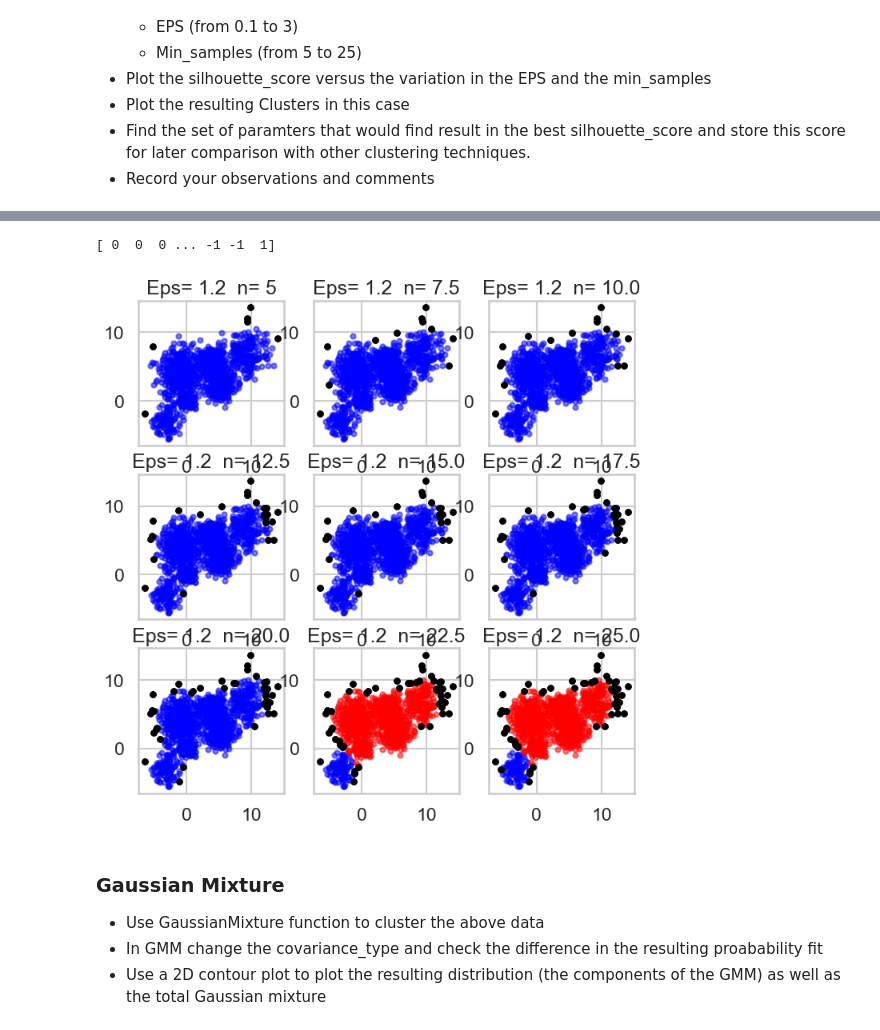
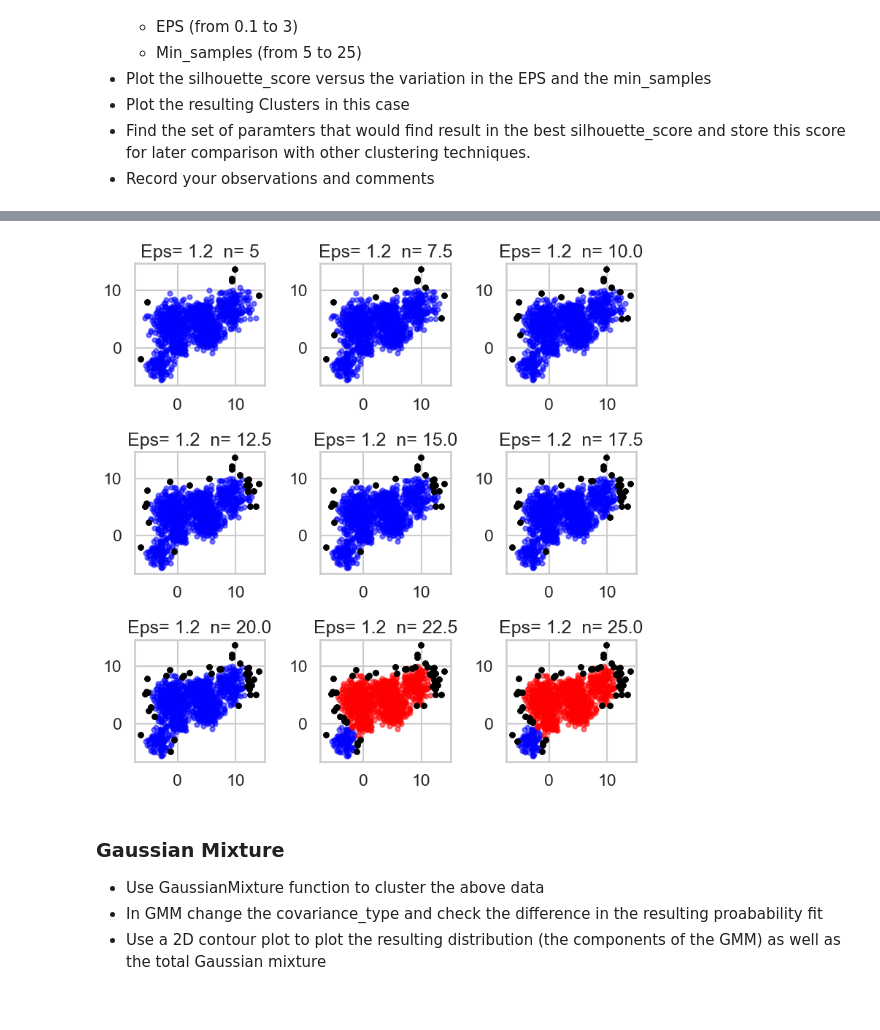
Before and after one commit to AhmedMagdyIbrahim/Machine-Learning, a Jupyter notebook: AhmedMagdyMLproject.ipynb, the cells around one changed output, grey strips where cells are left out. Cells and saved outputs as stored; diff of their text form; code cells hidden in the pictures.

```diff
--- a/AhmedMagdyMLproject.ipynb
+++ b/AhmedMagdyMLproject.ipynb
@@ -377,6 +387,7 @@ for m in range(9):
     hierarchical_cluster = AgglomerativeClustering(n_clusters=None, distance_threshold=x, affinity='cityblock', linkage='single')
     labels = hierarchical_cluster.fit_predict(Multi_blob_Data)
     plt.subplot(3,3,m+1)
+    plt.tight_layout()
     plt.title(label=round(x, 4))
     display_cluster(Multi_blob_Data,hierarchical_cluster,hierarchical_cluster.n_clusters_)
     x=x+0.05
@@ -426,11 +437,11 @@ e=0.3
 n=5
 for m in range(18):
     n=5
-    for i in range(4):
+    for i in range(19):
         s.append(e)
         db_default = DBSCAN(eps = e, min_samples = n).fit(Multi_blob_Data)
         silhouette_scores.append(silhouette_score(Multi_blob_Data, db_default.fit_predict(Multi_blob_Data)))
-        n=n+5
+        n=n+1
     e=e+0.1
 print(e)
 plt.plot(s,silhouette_scores, marker='o')
@@ -445,11 +456,11 @@ e=1
 n=5
 for m in range(9):
     n=5
-    for i in range(4):
+    for i in range(19):
         s.append(e)
         db_default = DBSCAN(eps = e, min_samples = n).fit(Multi_blob_Data)
         silhouette_scores.append(silhouette_score(Multi_blob_Data, db_default.fit_predict(Multi_blob_Data)))
-        n=n+5
+        n=n+1
     e=e+0.1
 print(e)
 plt.plot(s,silhouette_scores, marker='o')
@@ -462,11 +473,11 @@ silhouette_scores = []
 s = []
 e=1.2
 n=5
-for i in range(4):
+for i in range(19):
     s.append(n)
     db_default = DBSCAN(eps = e, min_samples = n).fit(Multi_blob_Data)
     silhouette_scores.append(silhouette_score(Multi_blob_Data, db_default.fit_predict(Multi_blob_Data)))
-    n=n+5
+    n=n+1
 print(e)
 plt.plot(s,silhouette_scores, marker='o')
 # %% [output]
@@ -476,17 +487,16 @@ plt.plot(s,silhouette_scores, marker='o')
 # %%
 e=1.2
 n=5
 for m in range(9):
     db_default = DBSCAN(eps = e, min_samples = n).fit(Multi_blob_Data)
     labels = db_default.labels_
     plt.subplot(3,3,m+1)
+    plt.tight_layout()
     plt.title(label= ("Eps= "+str(round(e, 2)) + "  n= "+str(n)))
     display_clusterr(Multi_blob_Data,db_default,7)
     n=n+2.5
-print(labels)
 # %% [output]
-[ 0  0  0 ... -1 -1  1]
-[figure, old version]
+[figure, new version]
 # %% [markdown]
 ### Gaussian Mixture
 * Use GaussianMixture function to cluster the above data
```
Also changed, not shown: parts of 26 cells of this notebook.
